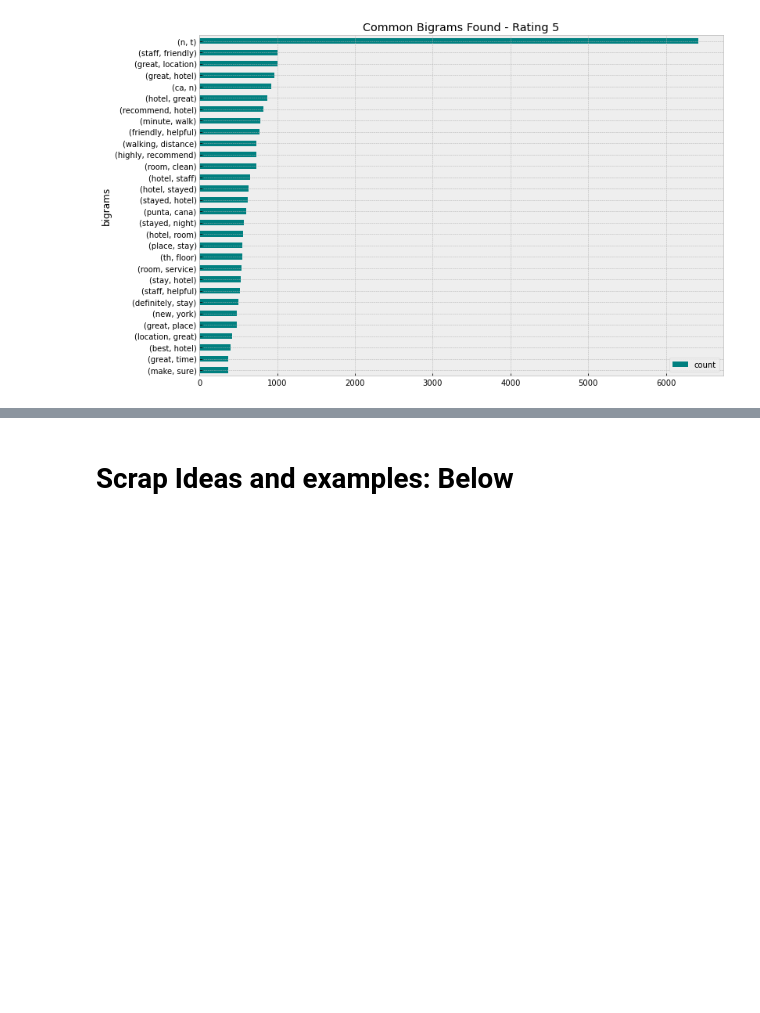
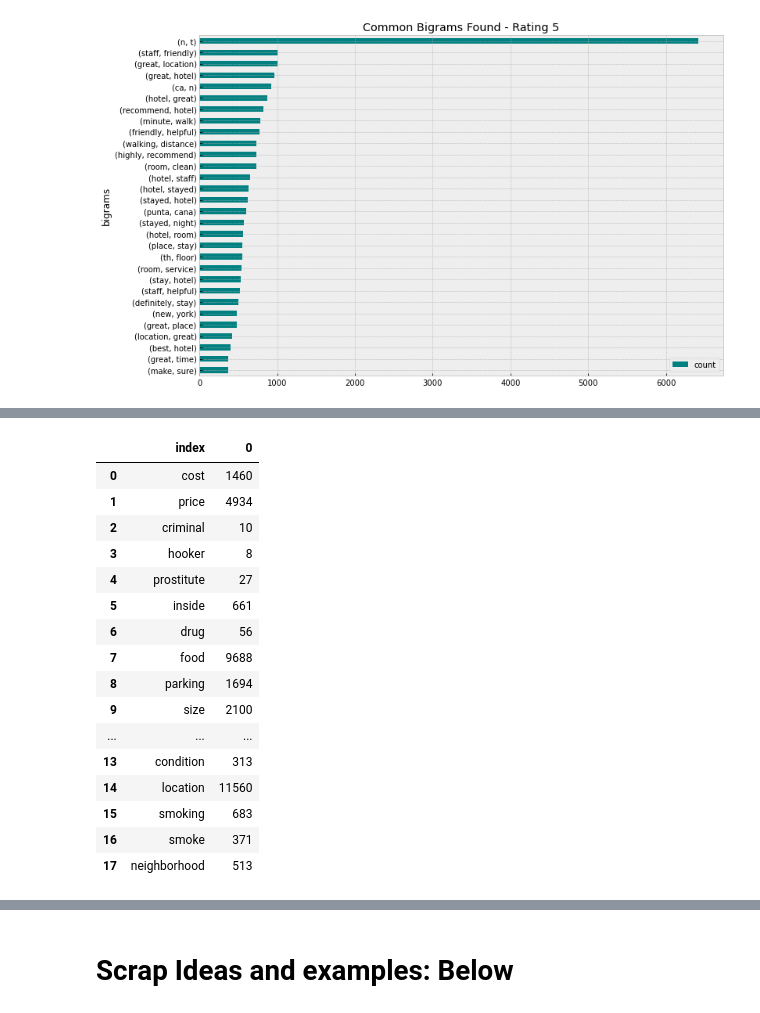
Before and after one commit to RobFaj/NLP_Project2022, a Jupyter notebook: Project Exploration and Analysis.ipynb, the cells around one changed output, grey strips where cells are left out. Drawn from its saved outputs; the diff is of its cells as text; code cells hidden in the pictures; blank space fills up the shorter version.

```diff
--- a/Project Exploration and Analysis.ipynb
+++ b/Project Exploration and Analysis.ipynb
@@ -824,0 +1355,17 @@ plt.show()
+# %%
+from wordcloud import WordCloud,STOPWORDS
+from sklearn.metrics import accuracy_score,classification_report
+from sklearn.model_selection import train_test_split
+from tensorflow.keras.preprocessing.text import Tokenizer
+from tensorflow.keras.preprocessing.sequence import pad_sequences
+from tensorflow.keras.models import Sequential
+from tensorflow.keras.layers import Dense,LSTM,Flatten,Dropout,Embedding
+from tensorflow.keras.utils import to_categorical
+import matplotlib.pyplot as plt
+import seaborn as sns
+import plotly.express as px
+from nltk.stem import WordNetLemmatizer
+from collections import Counter
+import re
+
+pd.set_option('max_colwidth', 400)
@@ -824,0 +1583,20 @@ plt.show()
+# %%
+ser2.reset_index()
+# %% [output]
+|  | index | 0 |
+| 0 | cost | 1460 |
+| 1 | price | 4934 |
+| 2 | criminal | 10 |
+| 3 | hooker | 8 |
+| 4 | prostitute | 27 |
+| 5 | inside | 661 |
+| 6 | drug | 56 |
+| 7 | food | 9688 |
+| 8 | parking | 1694 |
+| 9 | size | 2100 |
+| ... | ... | ... |
+| 13 | condition | 313 |
+| 14 | location | 11560 |
+| 15 | smoking | 683 |
+| 16 | smoke | 371 |
+| 17 | neighborhood | 513 |
```
Also changed, not shown: parts of 123 cells of this notebook, 1 other file.
